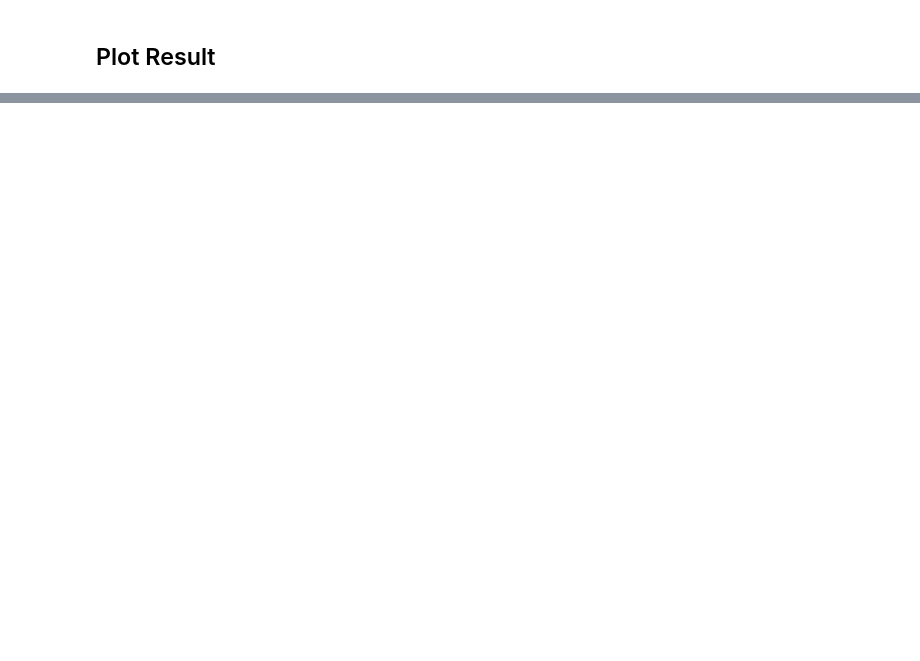
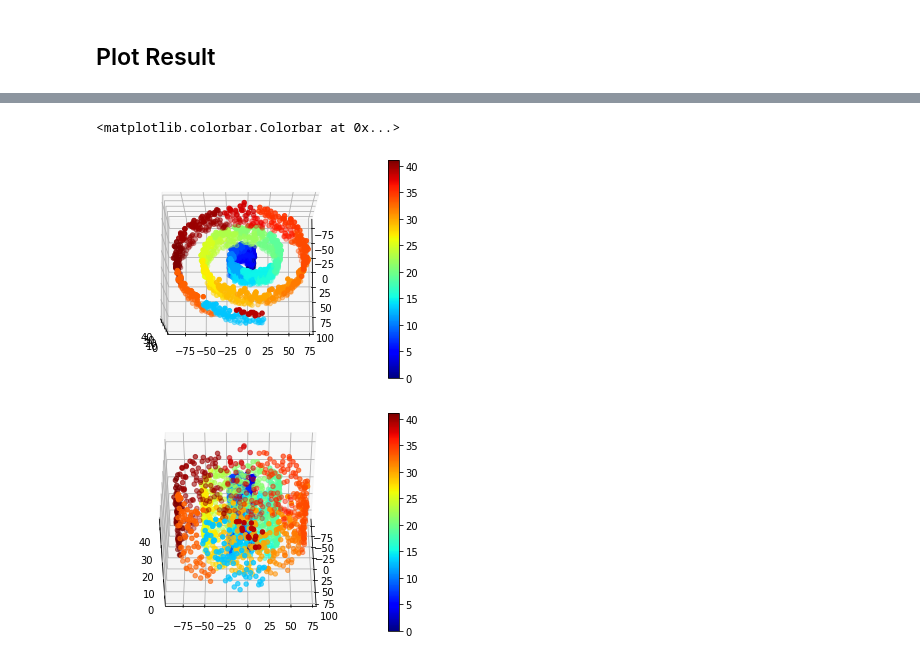
Before and after one commit to KJ-black/Machine-Learning-on-Material-Informatics, a Jupyter notebook: HW6_clustering/louvain_modularity_clustering_by_geodesic_distance.ipynb, the cells around one changed output, grey strips where cells are left out. Drawn from its saved outputs; the diff is of its cells as text; code cells hidden in the pictures; blank space fills up the shorter version.

```diff
--- a/HW6_clustering/louvain_modularity_clustering_by_geodesic_distance.ipynb
+++ b/HW6_clustering/louvain_modularity_clustering_by_geodesic_distance.ipynb
@@ -180,0 +186,47 @@ ax.view_init(45, 0)
+# %%
+from sklearn.cluster import KMeans
+from sklearn import metrics
+
+best = -2
+source = XYZ_Edges['Source']
+target = XYZ_Edges['Target']
+for j in range(int(size)):
+    kmeans = KMeans(n_clusters = (j+1), max_iter = 1000).fit(XYZ_E)
+    label = [0] * XYZ_C.shape[0]
+    for i in range(len(label)) :
+        label[i] = np.zeros((1, int(size))).astype(int)
+    for i in range(kmeans.labels_.shape[0]) :
+        label[source[i]-1][0][kmeans.labels_[i]] = label[source[i]-1][0][kmeans.labels_[i]] + 1
+        label[target[i]-1][0][kmeans.labels_[i]] = label[target[i]-1][0][kmeans.labels_[i]] + 1
+    for i in range(len(XYZ_C)) :
+        label[i] = np.argmax(label[i][0])
+    #labelRE = np.reshape(label, len(XYZ_C))
+    avg = metrics.silhouette_score(XYZ_C, labelRE)
+    if avg > best :
+        best = avg
+        final_label = labelRE
+final_label = np.reshape(final_label, len(XYZ_C))
+# %%
+fig1 = plt.figure()
+ax = plt.axes(projection='3d')
+z = XYZ_C[:,2]
+x = XYZ_C[:,0]
+y = XYZ_C[:,1]
+c = final_label
+ax1 = ax.scatter(x, y, z, c = c, cmap = plt.get_cmap('jet'))
+ax.view_init(80, 0)
+fig1.colorbar(ax1)
+
+fig2 = plt.figure()
+ax = plt.axes(projection='3d')
+z = XYZ_C[:,2]
+x = XYZ_C[:,0]
+y = XYZ_C[:,1]
+c = final_label
+ax2 = ax.scatter(x, y, z, c = c, cmap = plt.get_cmap('jet'))
+ax.view_init(45, 0)
+fig2.colorbar(ax2)
+# %% [output]
+<matplotlib.colorbar.Colorbar at 0x...>
+[figure, added]
+[figure, added]
```
Also changed, not shown: parts of 7 cells of this notebook.
